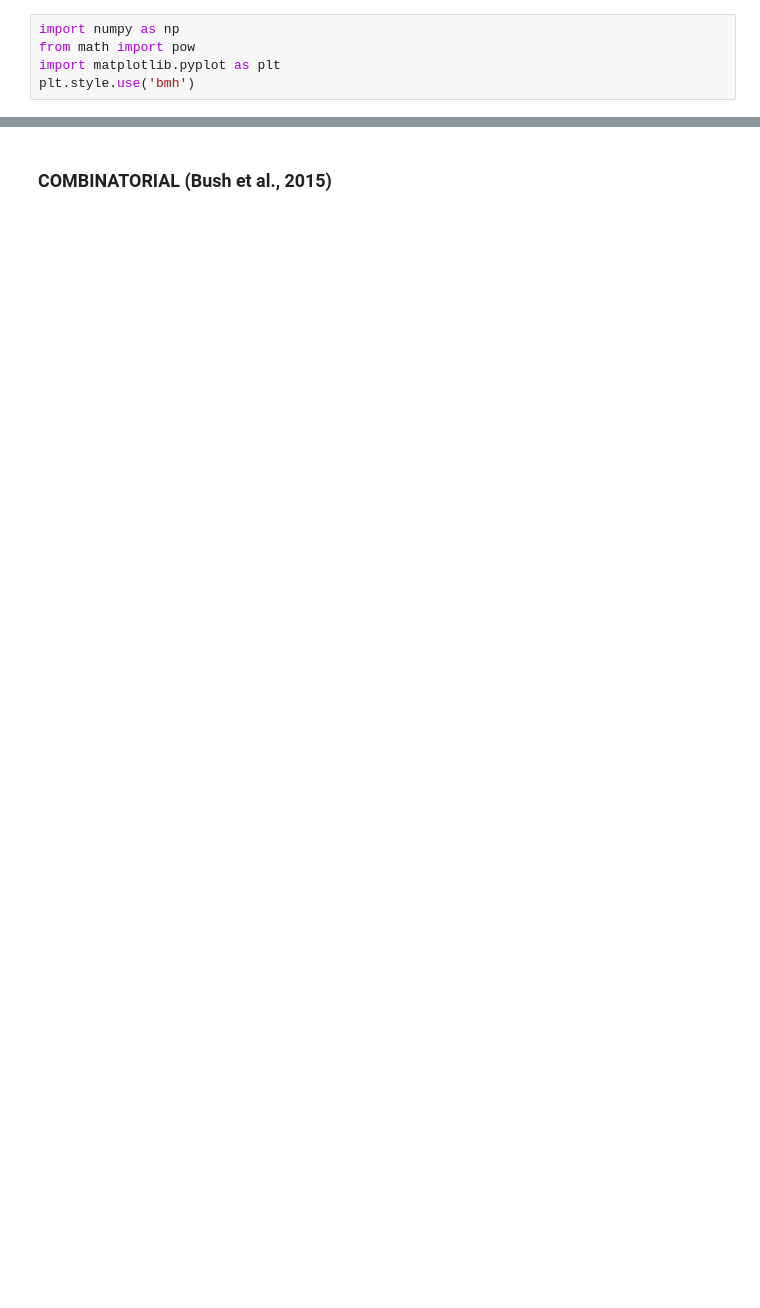
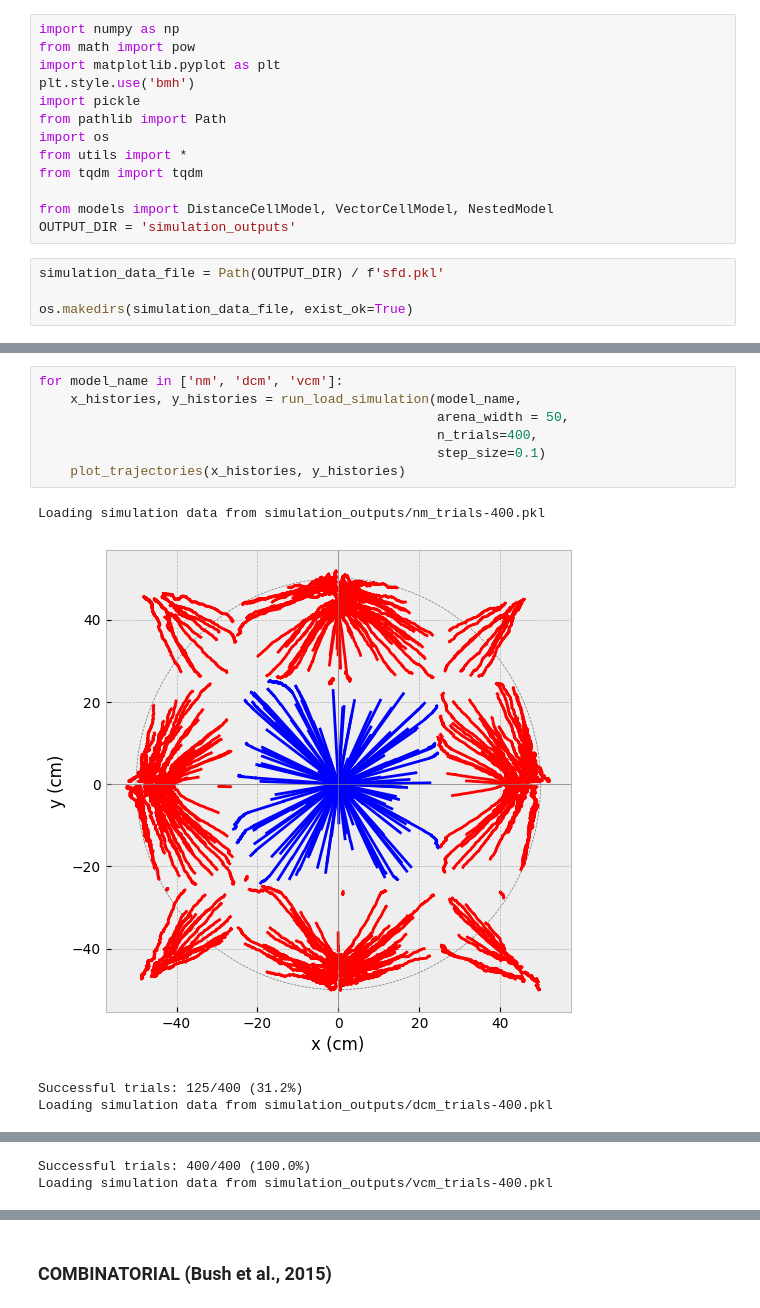
Before and after one commit to hectorleos/grid-cell-decoding, a Jupyter notebook: analysis_combinatorial.ipynb, the cells around one changed output, grey strips where cells are left out. Saved outputs shown, nothing was run; the diff lists cells and outputs as text; blank space fills up the shorter version.

Commit message:
finished all models and ran initial simulations

```diff
--- a/analysis_combinatorial.ipynb
+++ b/analysis_combinatorial.ipynb
@@ -3,3 +3,15 @@ import numpy as np
 from math import pow
 import matplotlib.pyplot as plt
 plt.style.use('bmh')
+import pickle
+from pathlib import Path
+import os
+from utils import *
+from tqdm import tqdm
+
+from models import DistanceCellModel, VectorCellModel, NestedModel
+OUTPUT_DIR = 'simulation_outputs'
+# %%
+simulation_data_file = Path(OUTPUT_DIR) / f'sfd.pkl'
+
+os.makedirs(simulation_data_file, exist_ok=True)
@@ -5,0 +113,12 @@ plt.style.use('bmh')
+# %%
+for model_name in ['nm', 'dcm', 'vcm']:
+    x_histories, y_histories = run_load_simulation(model_name,
+                                                   arena_width = 50,
+                                                   n_trials=400,
+                                                   step_size=0.1)
+    plot_trajectories(x_histories, y_histories)
+# %% [output]
+Loading simulation data from simulation_outputs/nm_trials-400.pkl
+[figure, added]
+Successful trials: 125/400 (31.2%)
+Loading simulation data from simulation_outputs/dcm_trials-400.pkl
@@ -5,0 +126,2 @@ plt.style.use('bmh')
+Successful trials: 400/400 (100.0%)
+Loading simulation data from simulation_outputs/vcm_trials-400.pkl
```
Also changed, not shown: parts of 26 cells of this notebook, 15 other files.
